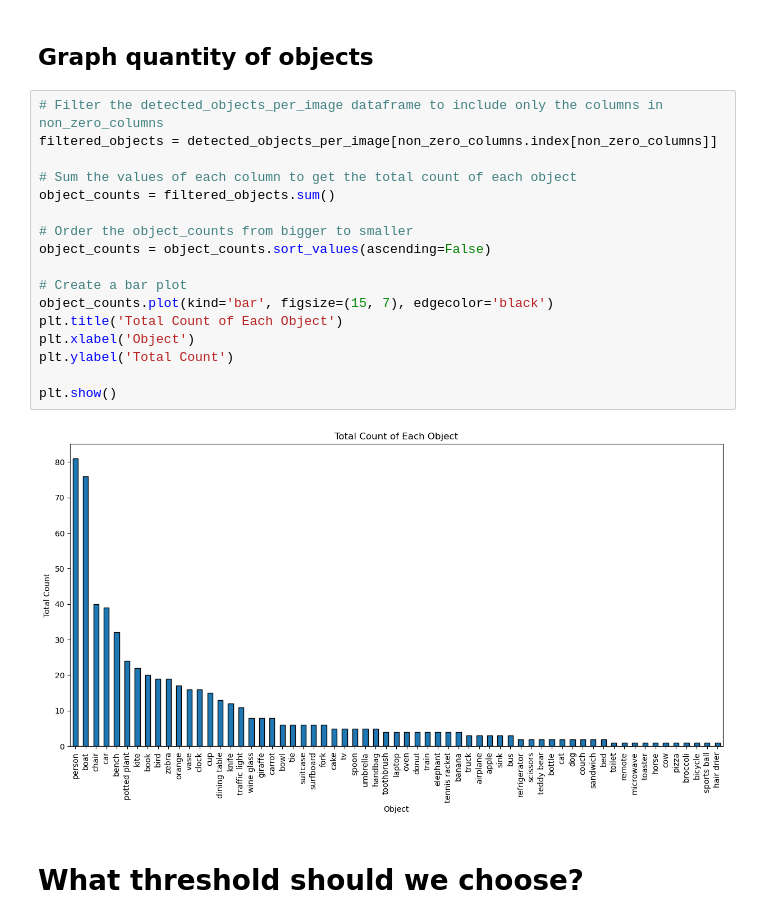
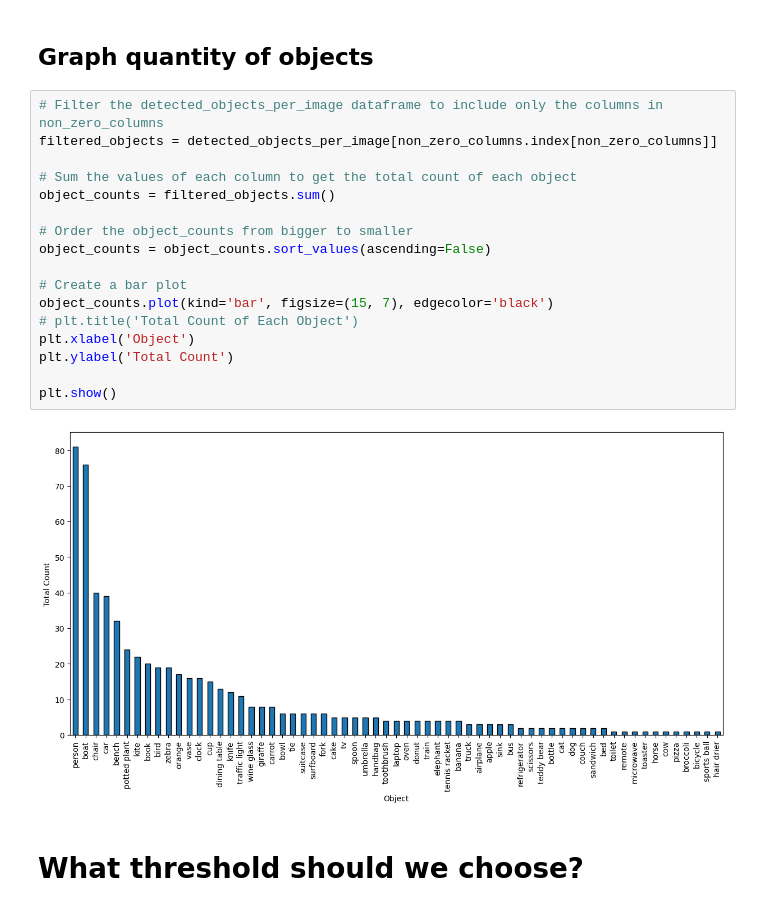
Before and after one commit to GMuradas99/Symmetry-Object-Detection-Analysis, a Jupyter notebook: object_detection_graphs.ipynb, the cells around one changed output. Drawn from its saved outputs; the diff is of its cells as text.

```diff
--- a/object_detection_graphs.ipynb
+++ b/object_detection_graphs.ipynb
@@ -107,22 +134,22 @@ There are 63 unique objects detected in the dataset.
 # %%
 # Filter the detected_objects_per_image dataframe to include only the columns in non_zero_columns
 filtered_objects = detected_objects_per_image[non_zero_columns.index[non_zero_columns]]
 
 # Sum the values of each column to get the total count of each object
 object_counts = filtered_objects.sum()
 
 # Order the object_counts from bigger to smaller
 object_counts = object_counts.sort_values(ascending=False)
 
 # Create a bar plot
 object_counts.plot(kind='bar', figsize=(15, 7), edgecolor='black')
-plt.title('Total Count of Each Object')
+# plt.title('Total Count of Each Object')
 plt.xlabel('Object')
 plt.ylabel('Total Count')
 
 plt.show()
 # %% [output]
-[figure, old version]
+[figure, new version]
 # %% [markdown]
 # What threshold should we choose?
 # %%
```
Also changed, not shown: parts of 6 cells of this notebook, 3 other files.
